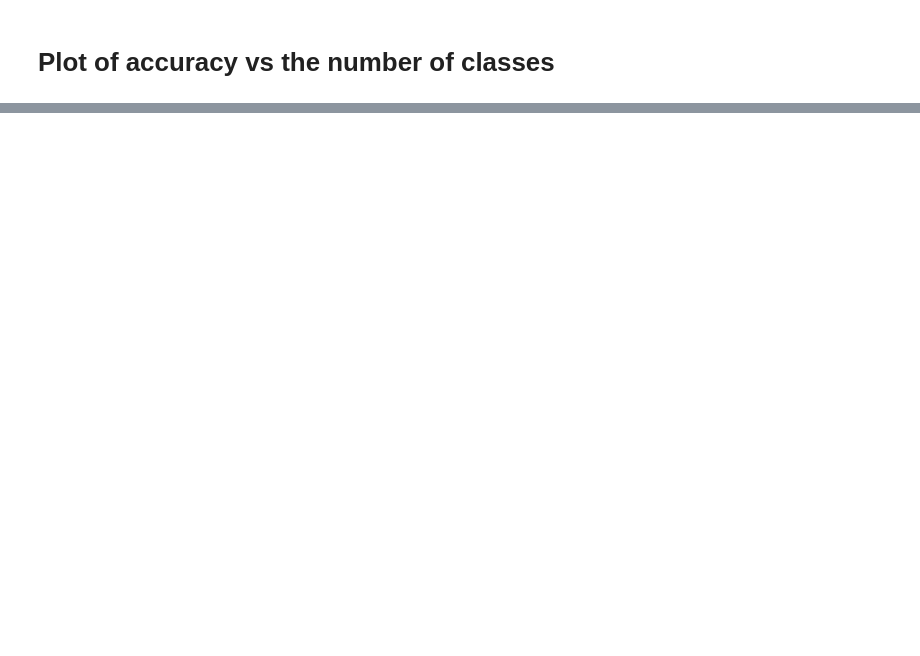
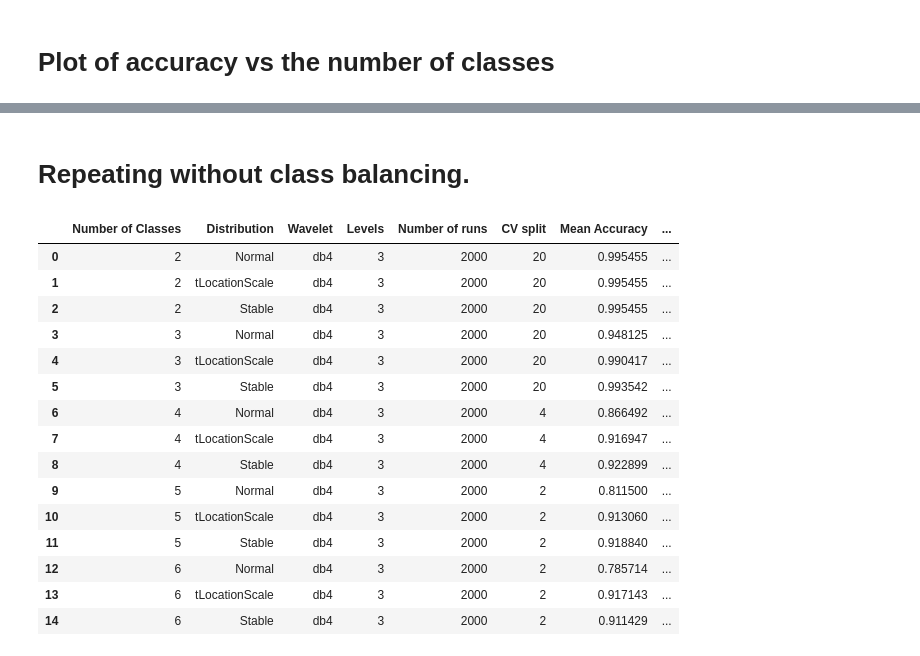
Before and after one commit to papandreas42/MLforHoney, a Jupyter notebook: SVM with Matlab.ipynb, the cells around one changed output, grey strips where cells are left out. Cells and saved outputs as stored; diff of their text form; code cells hidden in the pictures; blank space fills up the shorter version.

```diff
--- a/SVM with Matlab.ipynb
+++ b/SVM with Matlab.ipynb
@@ -606,0 +710,2 @@ all_results["Distribution"=="Normal"].plot(x="Number of Classes", y="Mean Accura
+# %% [markdown]
+# Repeating without class balancing.
@@ -606,0 +770,56 @@ all_results["Distribution"=="Normal"].plot(x="Number of Classes", y="Mean Accura
+# %%
+all_results = pd.DataFrame(columns=["Number of Classes", "Distribution", "Wavelet", "Levels", "Number of runs", "CV split" ,"Mean Accuracy", "Standard Deviation of Mean Accuracy"])
+# %%
+options_list = [[2,3,"Normal",2000,20,"db4"],
+                [2,3,"tLocationScale",2000,20,"db4"],
+                [2,3,"Stable",2000,20,"db4"],
+
+                [3,3,"Normal",2000,20,"db4"],
+                [3,3,"tLocationScale",2000,20,"db4"],
+                [3,3,"Stable",2000,20,"db4"],
+
+                [4,3,"Normal",2000,4,"db4"],
+                [4,3,"tLocationScale",2000,4,"db4"],
+                [4,3,"Stable",2000,4,"db4"],
+
+                [5,3,"Normal",2000,2,"db4"],
+                [5,3,"tLocationScale",2000,2,"db4"],
+                [5,3,"Stable",2000,2,"db4"],
+
+                [6,3,"Normal",2000,2,"db4"],
+                [6,3,"tLocationScale",2000,2,"db4"],
+                [6,3,"Stable",2000,2,"db4"],
+
+               ]
+# %%
+for a in options_list:
+    options = {"Number of Classes":a[0],\
+               "Levels":a[1],\
+               "Distribution":a[2],\
+               "Number of runs":a[3],\
+               "CV split":a[4],\
+               "Wavelet":a[5]}
+
+    all_results = all_results.append( train("E:\\Backups\\Work&Uni\\University\\ML for food authentication\\Results_fitting\\dist_paramsSelect\\New Images v2 (3 classes of 100)\\" ,\
+                                        "dist_paramsSelect wt=db4 levels=3 dist="+options["Distribution"]+".mat",\
+                                        options),\
+                                  ignore_index=True)
+# %%
+all_results
+# %% [output]
+|  | Number of Classes | Distribution | Wavelet | Levels | Number of runs | CV split | Mean Accuracy | ... |
+| 0 | 2 | Normal | db4 | 3 | 2000 | 20 | 0.995455 | ... |
+| 1 | 2 | tLocationScale | db4 | 3 | 2000 | 20 | 0.995455 | ... |
+| 2 | 2 | Stable | db4 | 3 | 2000 | 20 | 0.995455 | ... |
+| 3 | 3 | Normal | db4 | 3 | 2000 | 20 | 0.948125 | ... |
+| 4 | 3 | tLocationScale | db4 | 3 | 2000 | 20 | 0.990417 | ... |
+| 5 | 3 | Stable | db4 | 3 | 2000 | 20 | 0.993542 | ... |
+| 6 | 4 | Normal | db4 | 3 | 2000 | 4 | 0.866492 | ... |
+| 7 | 4 | tLocationScale | db4 | 3 | 2000 | 4 | 0.916947 | ... |
+| 8 | 4 | Stable | db4 | 3 | 2000 | 4 | 0.922899 | ... |
+| 9 | 5 | Normal | db4 | 3 | 2000 | 2 | 0.811500 | ... |
+| 10 | 5 | tLocationScale | db4 | 3 | 2000 | 2 | 0.913060 | ... |
+| 11 | 5 | Stable | db4 | 3 | 2000 | 2 | 0.918840 | ... |
+| 12 | 6 | Normal | db4 | 3 | 2000 | 2 | 0.785714 | ... |
+| 13 | 6 | tLocationScale | db4 | 3 | 2000 | 2 | 0.917143 | ... |
+| 14 | 6 | Stable | db4 | 3 | 2000 | 2 | 0.911429 | ... |
```
Also changed, not shown: parts of 18 cells of this notebook, 1 other file.
